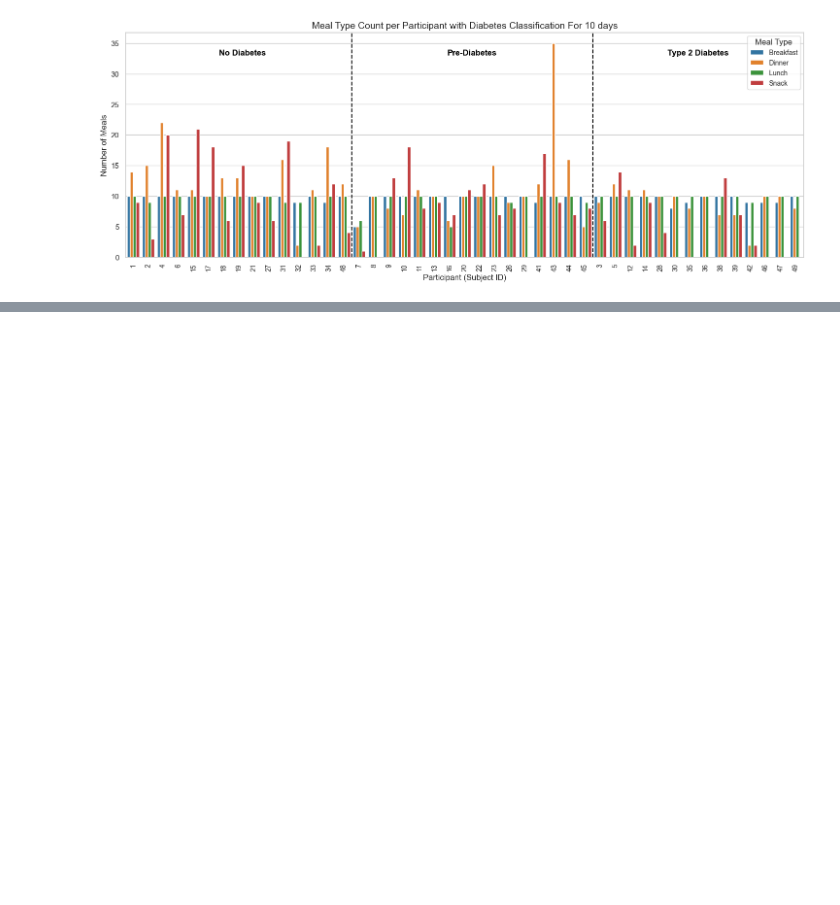
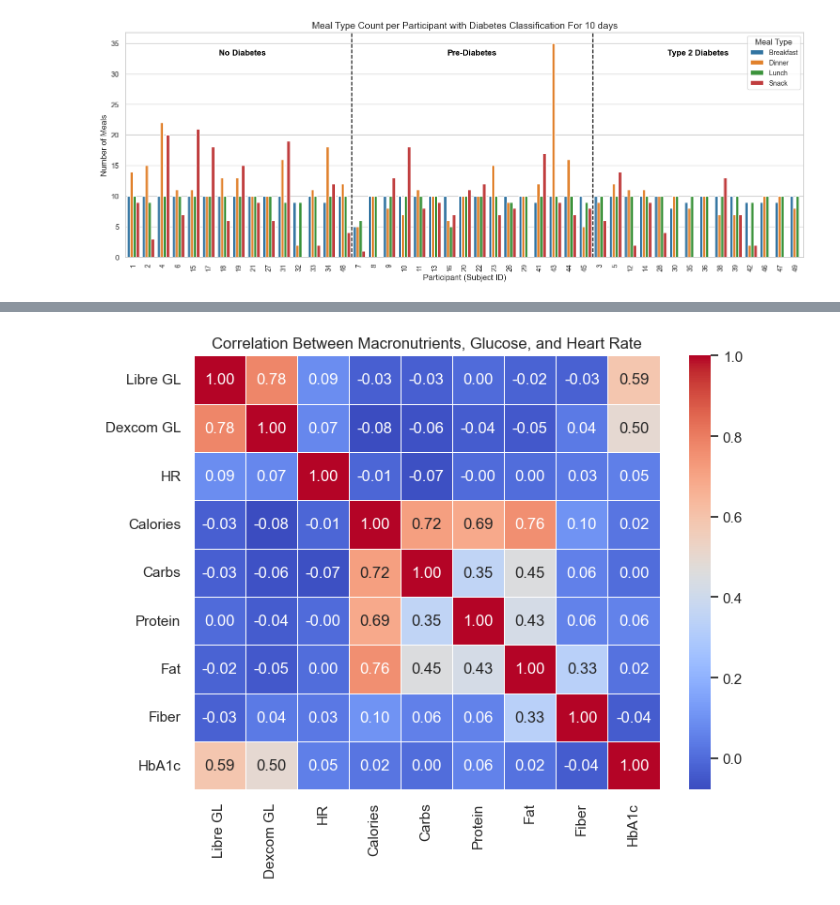
Before and after one commit to YooNice100/CGMacros, a Jupyter notebook: worko.ipynb, the cells around one changed output, grey strips where cells are left out. Saved outputs shown, nothing was run; the diff lists cells and outputs as text; code cells hidden in the pictures; blank space fills up the shorter version.

```diff
--- a/worko.ipynb
+++ b/worko.ipynb
@@ -180,0 +220,14 @@ plt.show()
+# %%
+import seaborn as sns
+
+corr_data = merged_data[['Libre GL', 'Dexcom GL', 'HR', 'Calories', 'Carbs', 'Protein', 'Fat', 'Fiber', 'HbA1c']].dropna()
+
+corr_matrix = corr_data.corr()
+
+plt.figure(figsize=(8, 6))
+sns.heatmap(corr_matrix, annot=True, cmap="coolwarm", fmt=".2f", linewidths=0.5)
+
+plt.title("Correlation Between Macronutrients, Glucose, and Heart Rate")
+plt.show()
+# %% [output]
+[figure, added]
```
Also changed, not shown: parts of 6 cells of this notebook.
